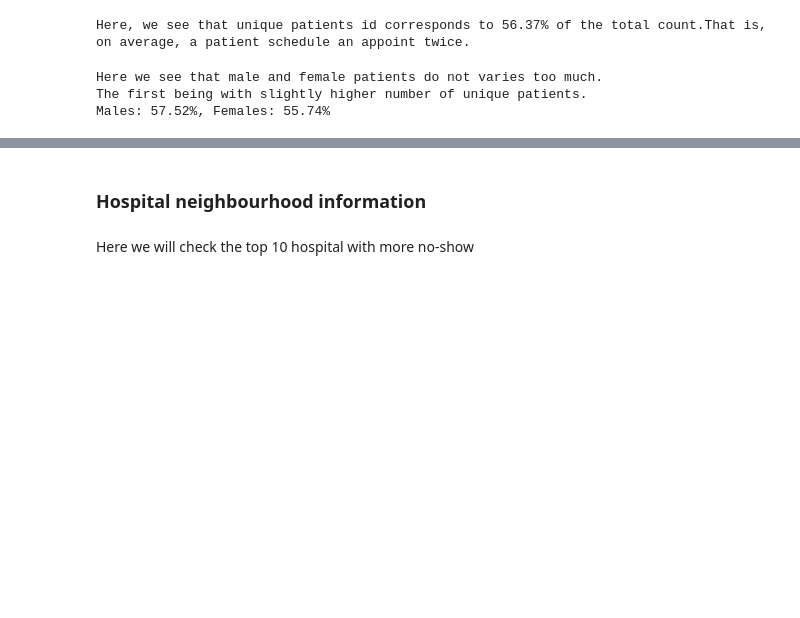
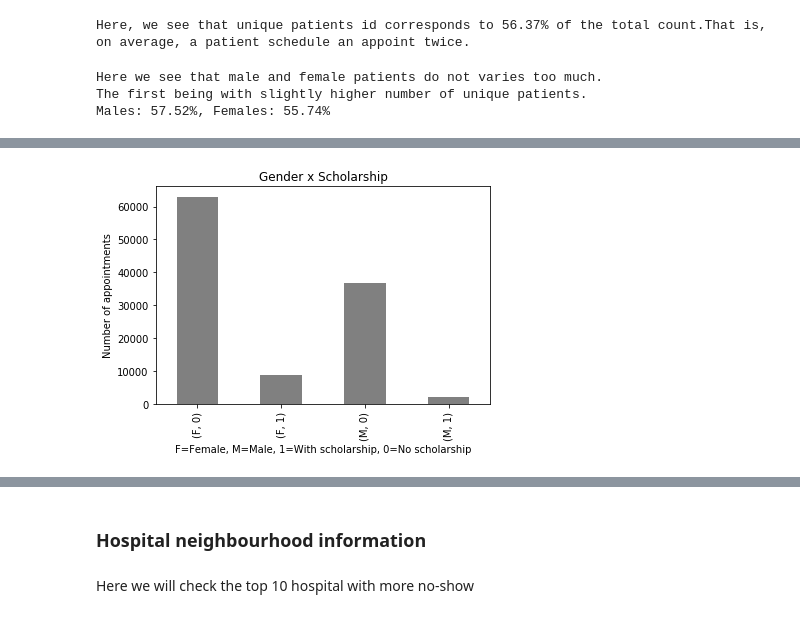
Before and after one commit to rzagrajsek/dataset_exploration, a Jupyter notebook: no-show dataset exploration.ipynb, the cells around one changed output, grey strips where cells are left out. Saved outputs shown, nothing was run; the diff lists cells and outputs as text; code cells hidden in the pictures; blank space fills up the shorter version.

```diff
--- a/no-show dataset exploration.ipynb
+++ b/no-show dataset exploration.ipynb
@@ -216,5 +236,7 @@ df[df['gender']=='F'].describe()
 # %%
 df.groupby(['gender','scholarship'])['appointmentid'].count().plot(kind='bar',
                                                                    title='Gender x Scholarship',
-                                                                   color='grey');
+                                                                   color='grey')
+plt.ylabel('Number of appointments');
+plt.xlabel('F=Female, M=Male, 1=With scholarship, 0=No scholarship');
 # %% [output]
@@ -222 +243,2 @@ df.groupby(['gender','scholarship'])['appointmentid'].count().plot(kind='bar',
+[figure, added]
 # %%
```
Also changed, not shown: parts of 32 cells of this notebook, 2 other files.
